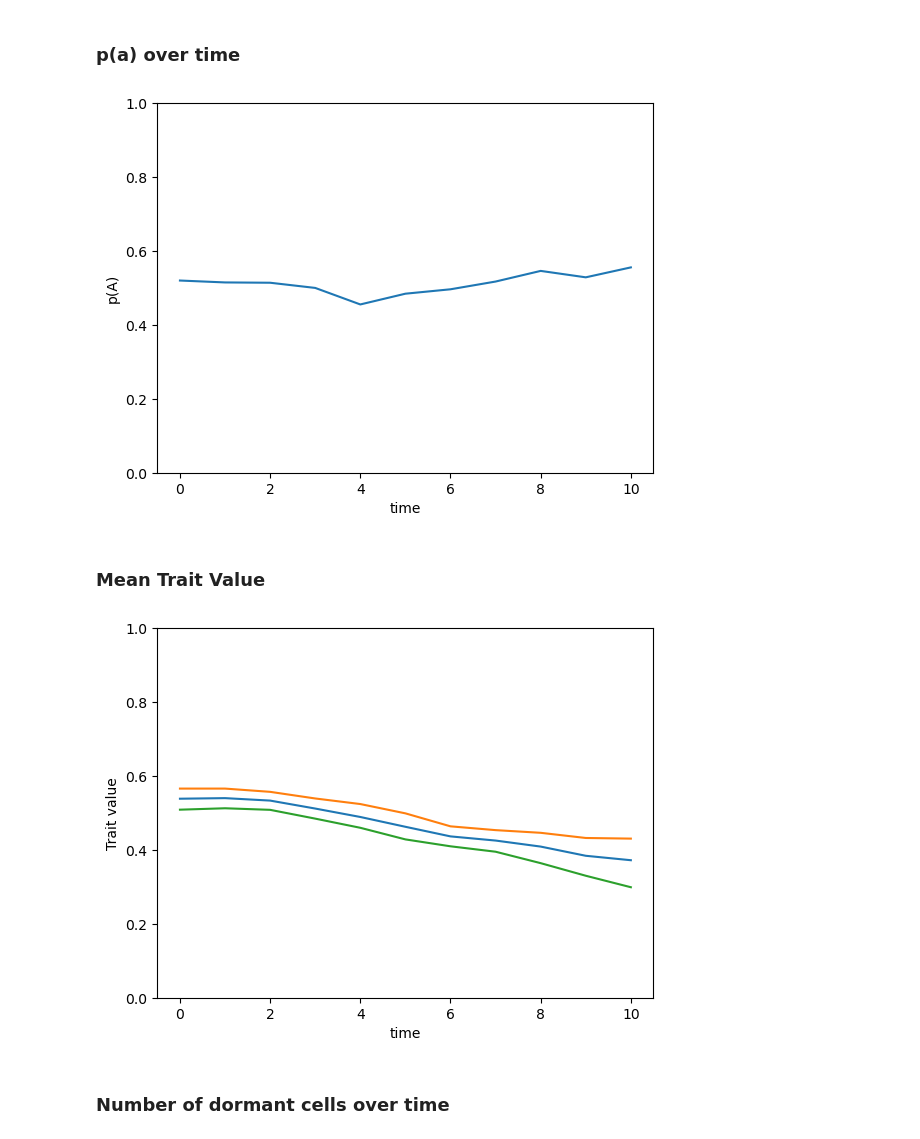
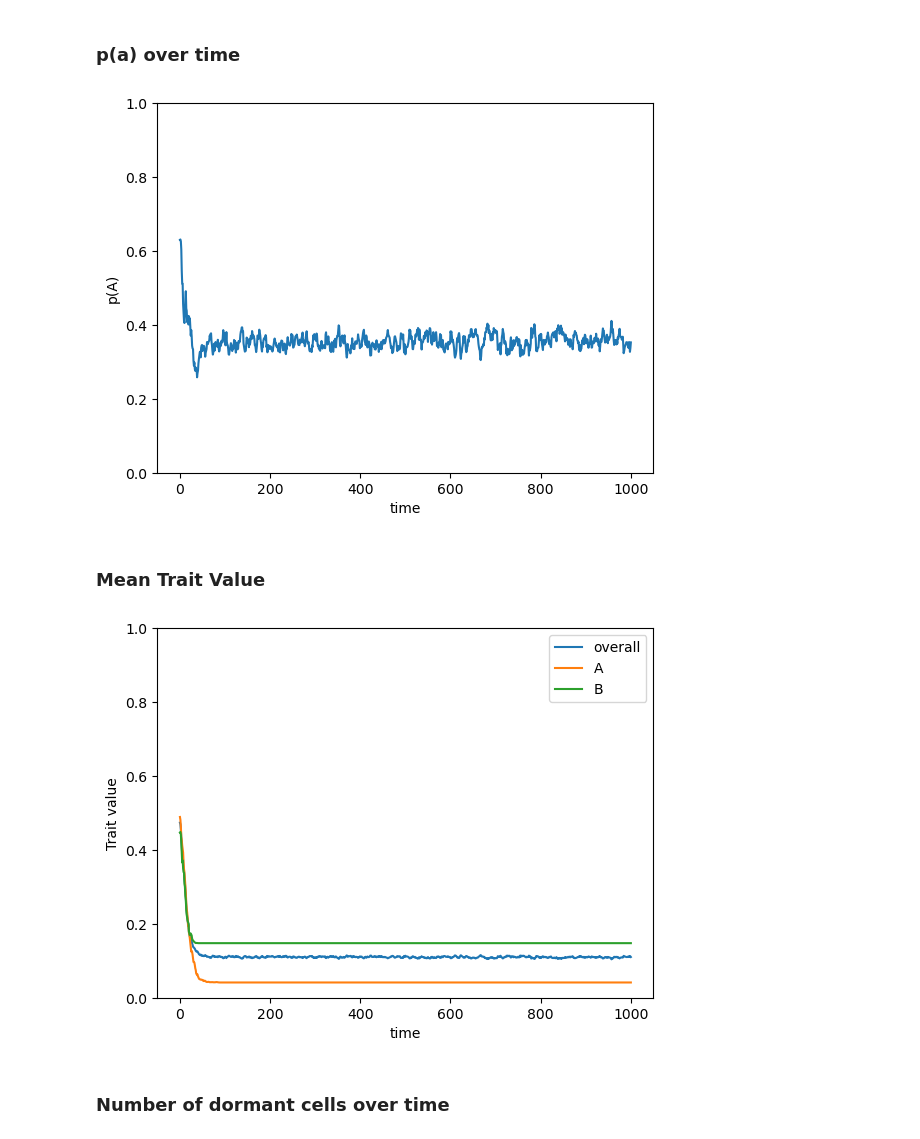
Before and after one commit to LennonLab/mutual-dorm, a Jupyter notebook: python/main.ipynb, the cells around one changed output. Drawn from its saved outputs; the diff is of its cells as text; code cells hidden in the pictures.

```diff
--- a/python/main.ipynb
+++ b/python/main.ipynb
@@ -20,7 +20,7 @@ R_i = {
     'B': 0,
     'C': 100
 }
-pop = Population([ Cell() for i in range(N_i) ], R_i)
+pop = Population([ Cell() for i in range(N_i) ], R_i, responsive=True)
 # %% [markdown]
 ## simulate
 # %%
@@ -37,6 +37,8 @@ r_c = [R_i['C']]
 R = [pop.R()]
 Ra = [pop.R('A')]
 Rb = [pop.R('B')]
+Da = [pop.density_d('A')]
+Db = [pop.density_d('B')]
 
 from copy import deepcopy
 
@@ -67,3 +69,5 @@ for t in range(t_max):
     r_a.append(pop.resources['A'])
     r_b.append(pop.resources['B'])
     r_c.append(pop.resources['C'])
+    Da.append(pop.density_d('A'))
+    Db.append(pop.density_d('B'))
@@ -116,20 +109,21 @@ ax.set_ylabel('p(A)')
 ax.set_ylim(0,1)
 plt.show()
 # %% [output]
-[figure, old version]
+[figure, new version]
 # %% [markdown]
 ### Mean Trait Value
 # %%
 fig, ax = plt.subplots()
 ax.plot(ts, mean_trait, label='overall')
 ax.plot(ts, trait_a, label='A')
 ax.plot(ts, trait_b, label='B')
 ax.set_xlabel('time')
 ax.set_ylabel('Trait value')
 ax.set_ylim(0,1)
+plt.legend()
 plt.show()
 # %% [output]
-[figure, old version]
+[figure, new version]
 # %% [markdown]
 ### Number of dormant cells over time
 # %%
```
Also changed, not shown: parts of 5 cells of this notebook, 2 other files.
